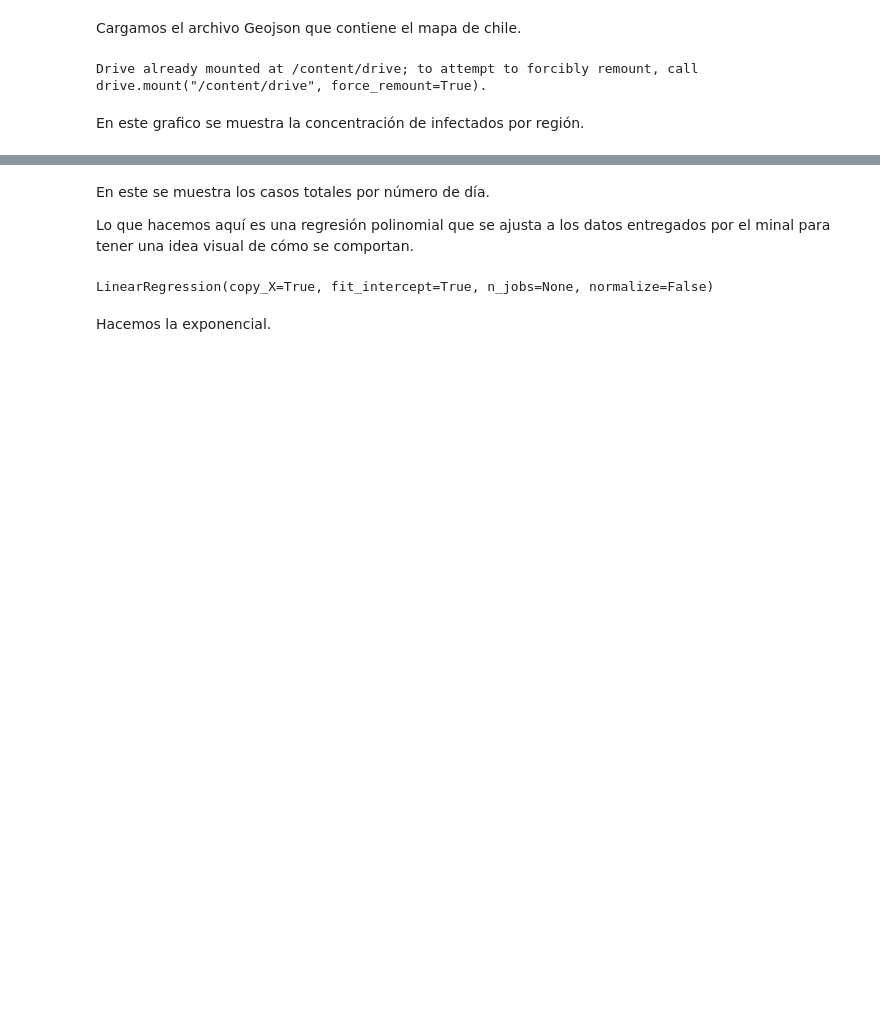
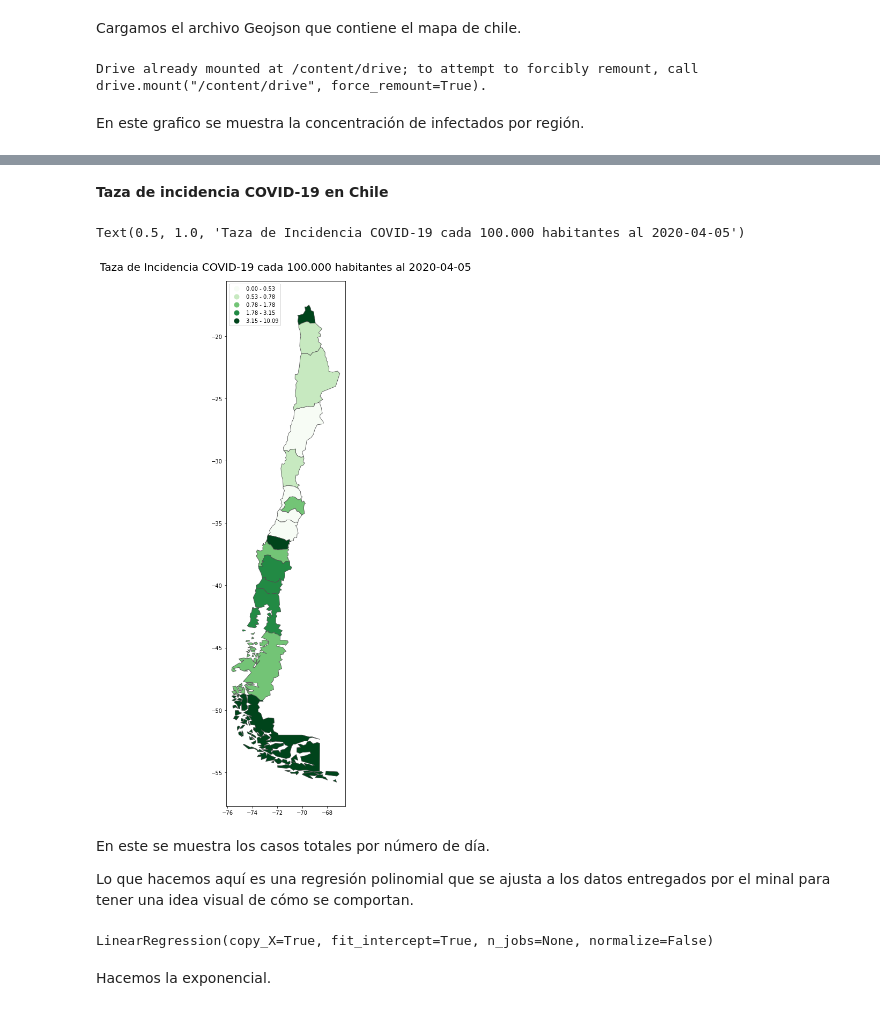
Before and after one commit to White-Mask/COVID-19-Chile-Coronavirus, a Jupyter notebook: Notebook/Analisis_COVID-19_chile.ipynb, the cells around one changed output, grey strips where cells are left out. Drawn from its saved outputs; the diff is of its cells as text; code cells hidden in the pictures; blank space fills up the shorter version.

```diff
--- a/Notebook/Analisis_COVID-19_chile.ipynb
+++ b/Notebook/Analisis_COVID-19_chile.ipynb
@@ -192,3 +234,13 @@ map_data.plot(column='casos', cmap='OrRd', ax=ax, legend=True, zorder=5,scheme='
+# %% [markdown]
+**Taza de incidencia COVID-19 en Chile**
+# %%
+Prevalencia = (df['Casos nuevos'] / n_region.Poblacion )*100000
+
+fig = map_data.plot(column= Prevalencia, cmap='Greens', figsize=(18,18), linewidth=0.8, scheme="Quantiles",edgecolor='0.3', legend=True,legend_kwds={'loc': 'upper left'})
+fig.set_title('Taza de Incidencia COVID-19 cada 100.000 habitantes al '+str(date.today()), pad = 20, fontdict={'fontsize':20, 'color': '#000000'})
+# %% [output]
+Text(0.5, 1.0, 'Taza de Incidencia COVID-19 cada 100.000 habitantes al 2020-04-05')
+[figure, added]
 # %% [markdown]
 En este se muestra los casos totales por número de día.
 
```
Also changed, not shown: parts of 13 cells of this notebook, 33 other files.
